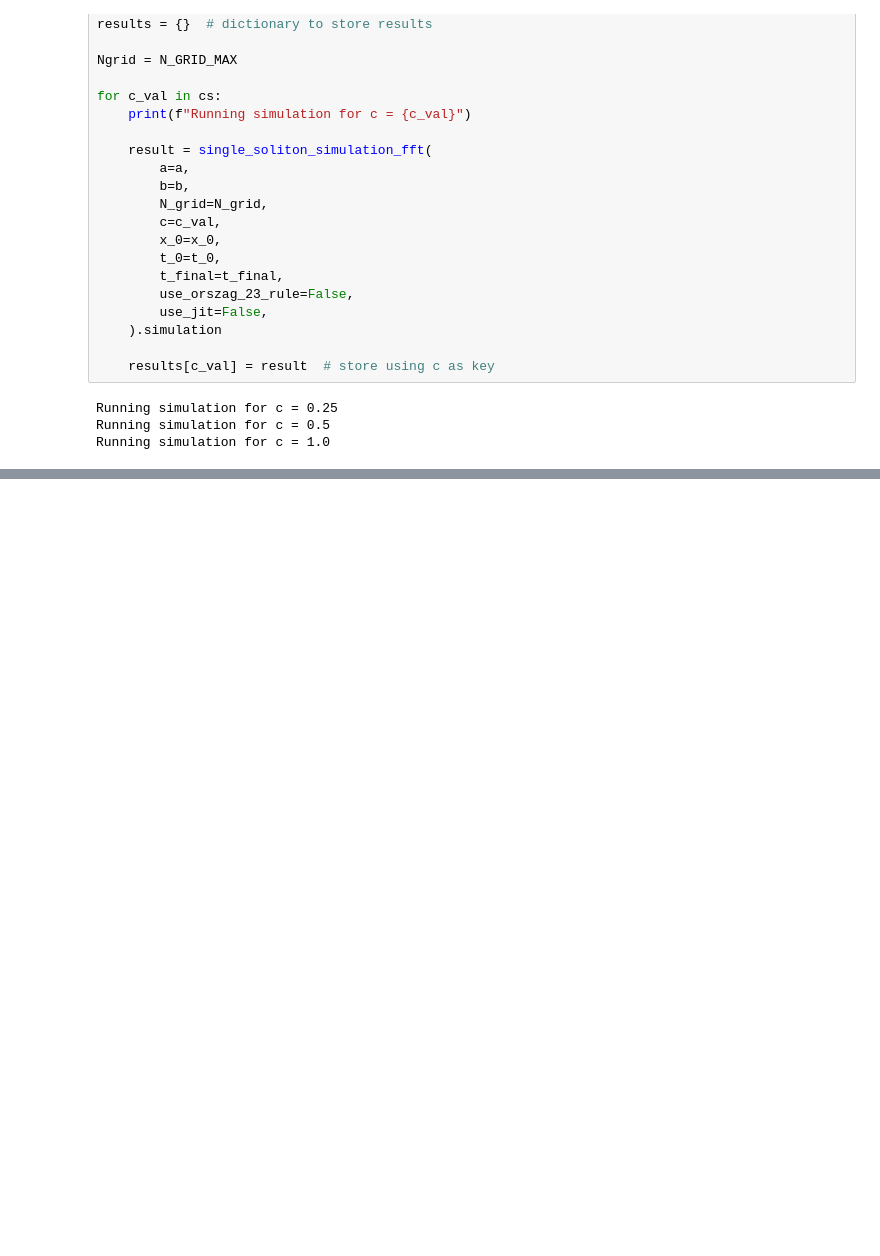
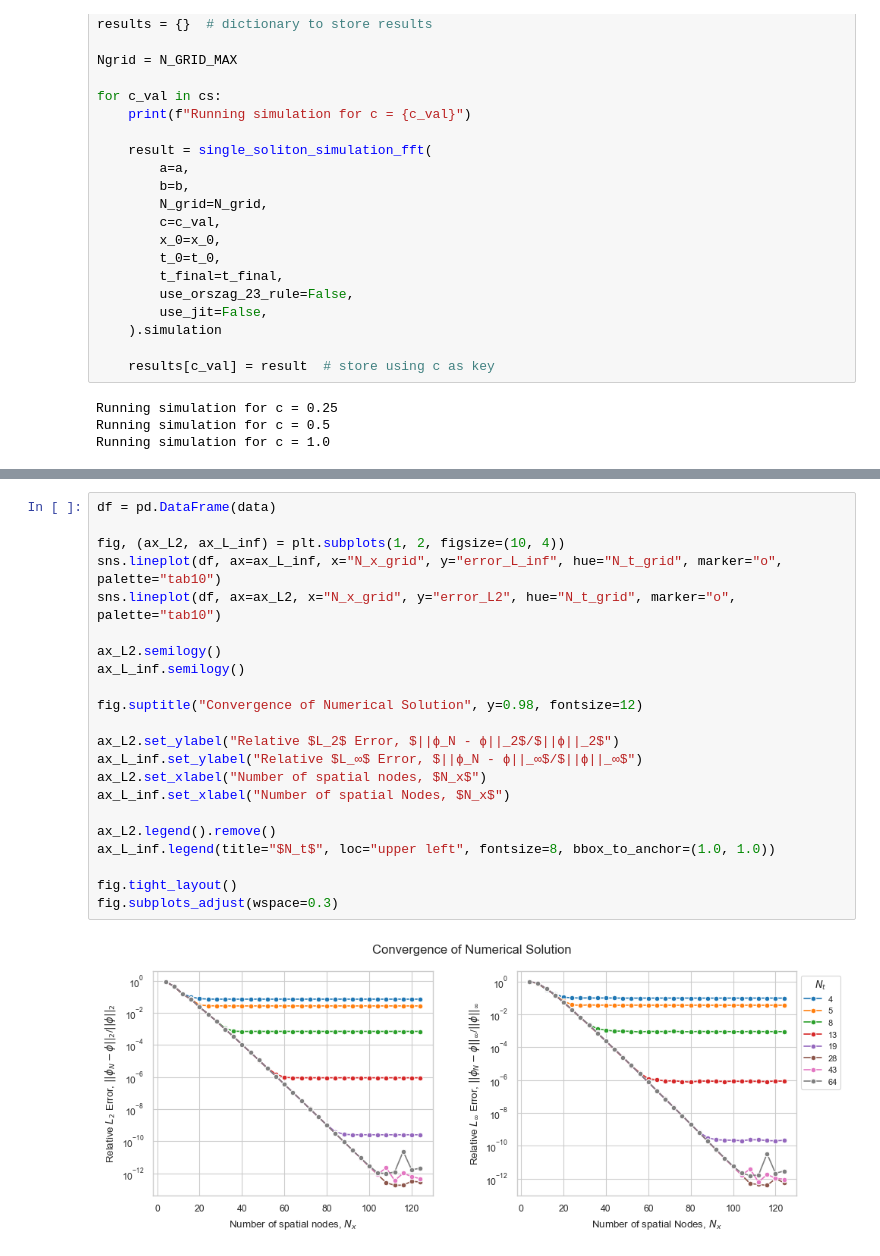
Before and after one commit to JeppeKlitgaard/02689-Advanced-Numerical-Methods, a Jupyter notebook: assignment_2/Assignment2_COMPLETE.ipynb, the cells around one changed output, grey strips where cells are left out. Cells and saved outputs as stored; diff of their text form; blank space fills up the shorter version.

```diff
--- a/assignment_2/Assignment2_COMPLETE.ipynb
+++ b/assignment_2/Assignment2_COMPLETE.ipynb
@@ -1245,0 +1516,24 @@ g.savefig(OUTPUT_DIR / "2_d_conservation.png", dpi=EXPORT_DPI, bbox_inches="tigh
+# %%
+df = pd.DataFrame(data)
+
+fig, (ax_L2, ax_L_inf) = plt.subplots(1, 2, figsize=(10, 4))
+sns.lineplot(df, ax=ax_L_inf, x="N_x_grid", y="error_L_inf", hue="N_t_grid", marker="o", palette="tab10")
+sns.lineplot(df, ax=ax_L2, x="N_x_grid", y="error_L2", hue="N_t_grid", marker="o", palette="tab10")
+
+ax_L2.semilogy()
+ax_L_inf.semilogy()
+
+fig.suptitle("Convergence of Numerical Solution", y=0.98, fontsize=12)
+
+ax_L2.set_ylabel("Relative $L_2$ Error, $||ϕ_N - ϕ||_2$/$||ϕ||_2$")
+ax_L_inf.set_ylabel("Relative $L_∞$ Error, $||ϕ_N - ϕ||_∞$/$||ϕ||_∞$")
+ax_L2.set_xlabel("Number of spatial nodes, $N_x$")
+ax_L_inf.set_xlabel("Number of spatial Nodes, $N_x$")
+
+ax_L2.legend().remove()
+ax_L_inf.legend(title="$N_t$", loc="upper left", fontsize=8, bbox_to_anchor=(1.0, 1.0))
+
+fig.tight_layout()
+fig.subplots_adjust(wspace=0.3)
+# %% [output]
+[figure, added]
```
Also changed, not shown: parts of 10 cells of this notebook.
